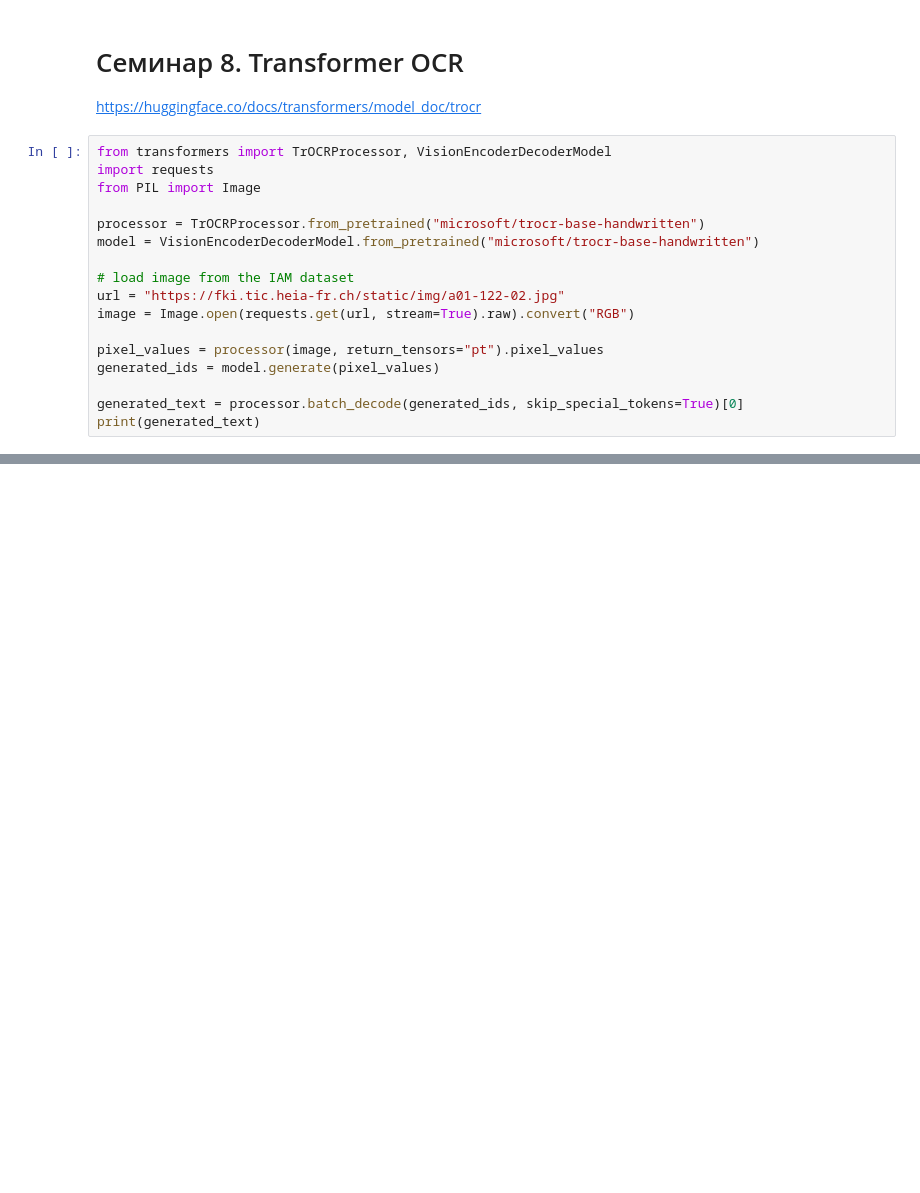
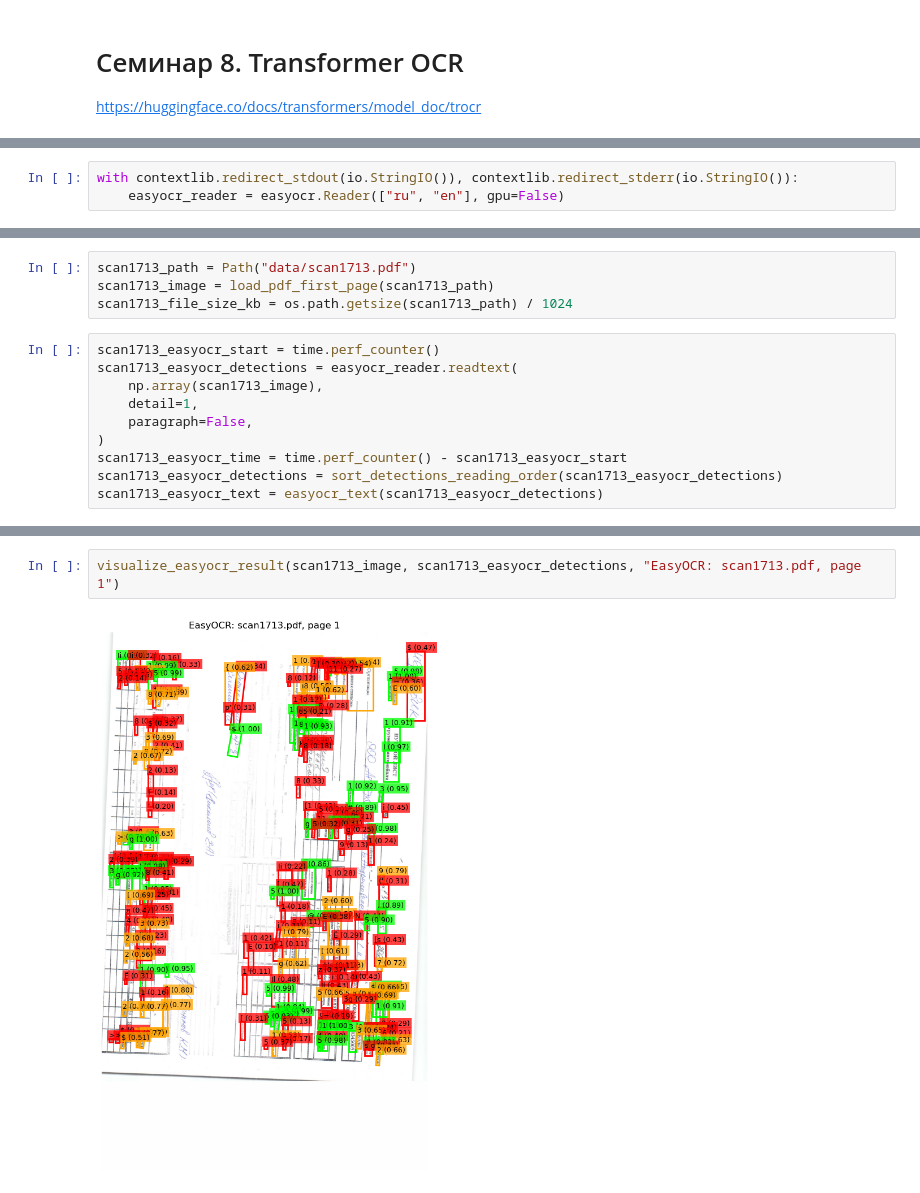
Before and after one commit to Halva773/comp_vision_course, a Jupyter notebook: CodeLab_8_Transformers.ipynb, the cells around one changed output, grey strips where cells are left out. Saved outputs shown, nothing was run; the diff lists cells and outputs as text; blank space fills up the shorter version.

```diff
--- a/CodeLab_8_Transformers.ipynb
+++ b/CodeLab_8_Transformers.ipynb
@@ -2,20 +2,3 @@
 # Семинар 8. Transformer OCR
 
 https://huggingface.co/docs/transformers/model_doc/trocr
-# %%
-from transformers import TrOCRProcessor, VisionEncoderDecoderModel
-import requests
-from PIL import Image
-
-processor = TrOCRProcessor.from_pretrained("microsoft/trocr-base-handwritten")
-model = VisionEncoderDecoderModel.from_pretrained("microsoft/trocr-base-handwritten")
-
-# load image from the IAM dataset
-url = "https://fki.tic.heia-fr.ch/static/img/a01-122-02.jpg"
-image = Image.open(requests.get(url, stream=True).raw).convert("RGB")
-
-pixel_values = processor(image, return_tensors="pt").pixel_values
-generated_ids = model.generate(pixel_values)
-
-generated_text = processor.batch_decode(generated_ids, skip_special_tokens=True)[0]
-print(generated_text)
@@ -100,0 +216,3 @@ else:
+# %%
+with contextlib.redirect_stdout(io.StringIO()), contextlib.redirect_stderr(io.StringIO()):
+    easyocr_reader = easyocr.Reader(["ru", "en"], gpu=False)
@@ -100,0 +345,14 @@ else:
+# %%
+scan1713_path = Path("data/scan1713.pdf")
+scan1713_image = load_pdf_first_page(scan1713_path)
+scan1713_file_size_kb = os.path.getsize(scan1713_path) / 1024
+# %%
+scan1713_easyocr_start = time.perf_counter()
+scan1713_easyocr_detections = easyocr_reader.readtext(
+    np.array(scan1713_image),
+    detail=1,
+    paragraph=False,
+)
+scan1713_easyocr_time = time.perf_counter() - scan1713_easyocr_start
+scan1713_easyocr_detections = sort_detections_reading_order(scan1713_easyocr_detections)
+scan1713_easyocr_text = easyocr_text(scan1713_easyocr_detections)
@@ -100,0 +412,4 @@ else:
+# %%
+visualize_easyocr_result(scan1713_image, scan1713_easyocr_detections, "EasyOCR: scan1713.pdf, page 1")
+# %% [output]
+[figure, added]
```
Also changed, not shown: parts of 31 cells of this notebook, 7 other files.
